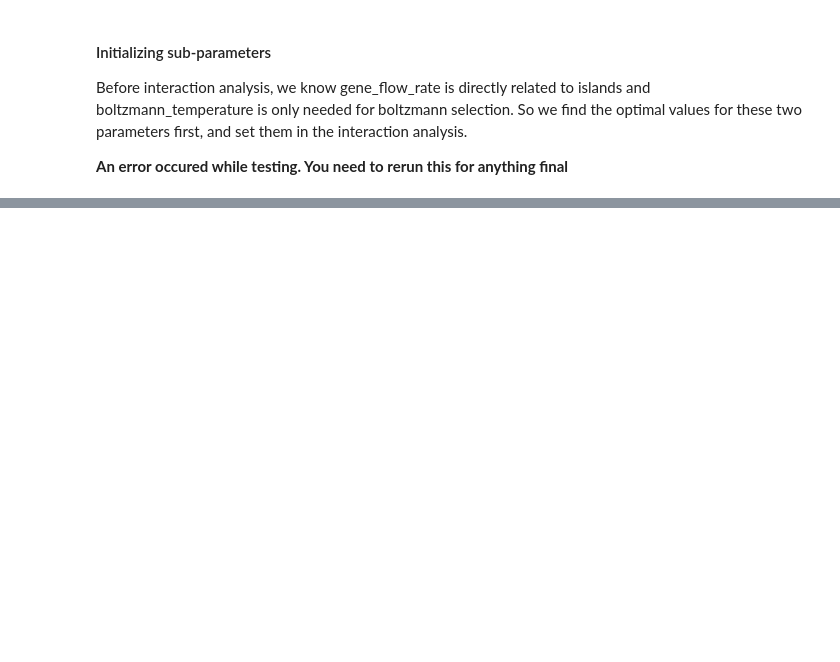
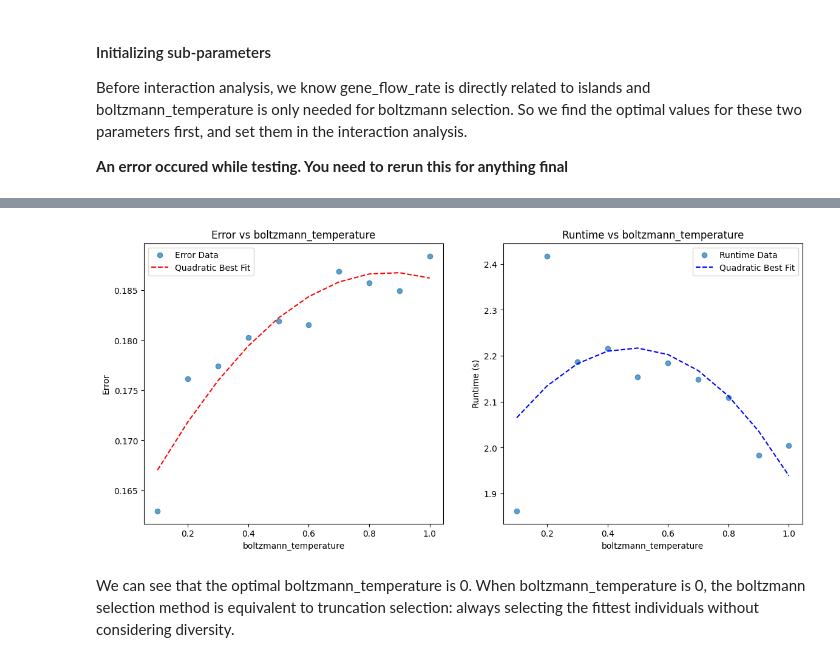
Before and after one commit to Rhys-sg/promoter-sequence-transcription-rates, a Jupyter notebook: v2/Testing GA/GA_params/1_sub_params.ipynb, the cells around one changed output, grey strips where cells are left out. Cells and saved outputs as stored; diff of their text form; code cells hidden in the pictures; blank space fills up the shorter version.

```diff
--- a/v2/Testing GA/GA_params/1_sub_params.ipynb
+++ b/v2/Testing GA/GA_params/1_sub_params.ipynb
@@ -92,2 +124,4 @@ boltzmann_temperature_results_df = pd.DataFrame(boltzmann_temperature_results)
 # %%
-scatter_plot(boltzmann_temperature_results, 'boltzmann_temperature', 2)
+scatter_plot(boltzmann_temperature_results_df, 'boltzmann_temperature', 2)
+# %% [output]
+[figure, added]
@@ -106,0 +128,2 @@ range_selection=['tournament', 'tournament_pop', 'roulette', 'rank_based', 'trun
+# %% [markdown]
+We can see that the optimal boltzmann_temperature is 0. When boltzmann_temperature is 0, the boltzmann selection method is equivalent to truncation selection: always selecting the fittest individuals without considering diversity.
```
Also changed, not shown: parts of 8 cells of this notebook, 4 other files.
